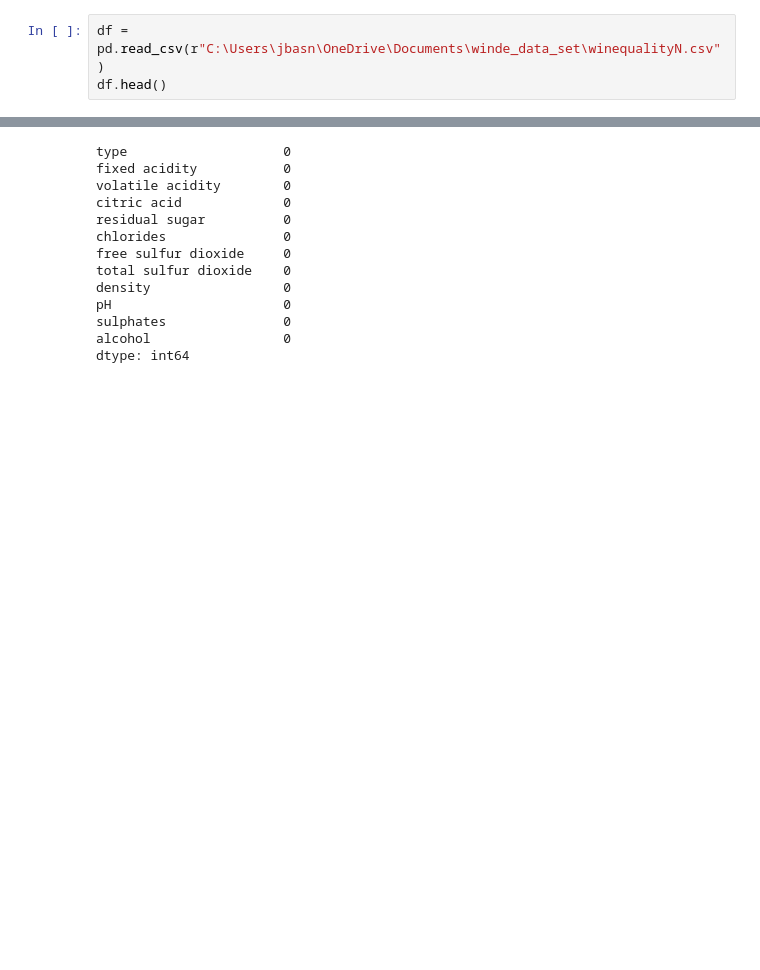
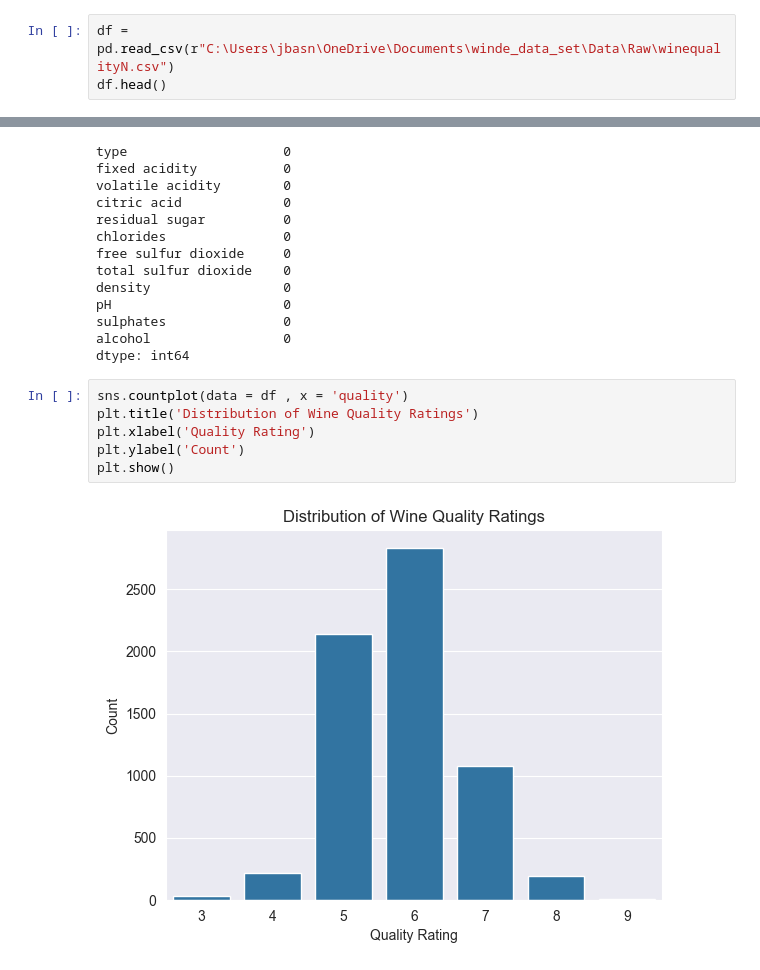
Before and after one commit to sahan200401/wine-quality-ml, a Jupyter notebook: Notebook/Wine Quality Prediction.ipynb, the cells around one changed output, grey strips where cells are left out. Drawn from its saved outputs; the diff is of its cells as text; blank space fills up the shorter version.

Commit message:
visualization some data

```diff
--- a/Notebook/Wine Quality Prediction.ipynb
+++ b/Notebook/Wine Quality Prediction.ipynb
@@ -5,7 +5,7 @@ import matplotlib.pyplot as plt
 import seaborn as sns
 from sklearn.impute import SimpleImputer
 # %%
-df = pd.read_csv(r"C:\Users\jbasn\OneDrive\Documents\winde_data_set\winequalityN.csv")
+df = pd.read_csv(r"C:\Users\jbasn\OneDrive\Documents\winde_data_set\Data\Raw\winequalityN.csv")
 df.head()
 # %% [output]
 |  | type | fixed acidity | volatile acidity | citric acid | residual sugar | chlorides | free sulfur dioxide | ... |
@@ -87,3 +87,11 @@ pH                      0
 sulphates               0
 alcohol                 0
 dtype: int64
+# %%
+sns.countplot(data = df , x = 'quality')
+plt.title('Distribution of Wine Quality Ratings')
+plt.xlabel('Quality Rating')
+plt.ylabel('Count')
+plt.show()
+# %% [output]
+[figure, added]
```
Also changed, not shown: parts of 2 cells of this notebook.
